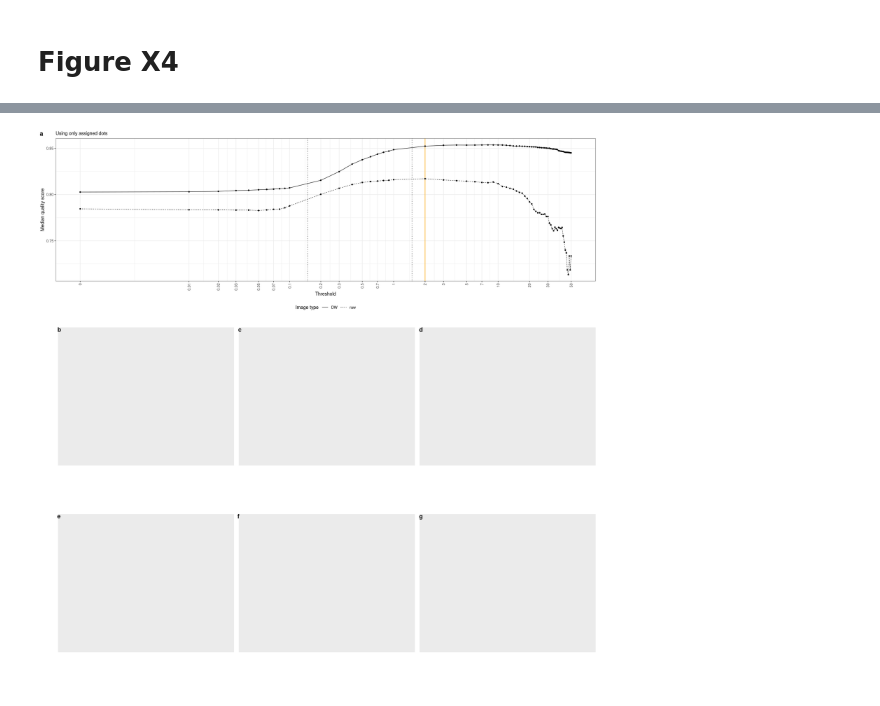
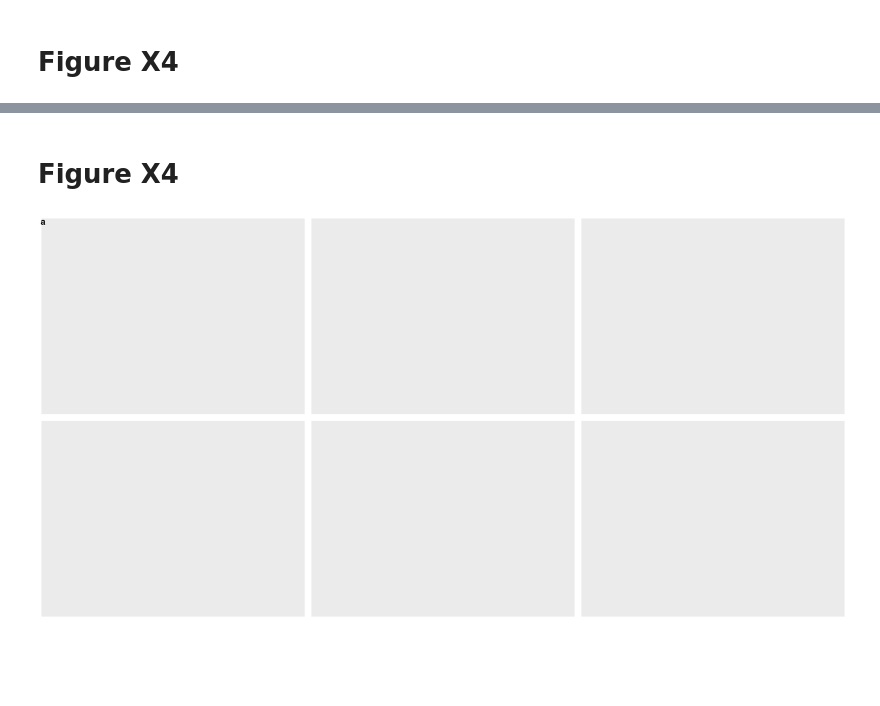
Before and after one commit to ggirelli/deconwolf-in-situ-transcriptomics, a Jupyter notebook: manuscript/2.0_figures.ipynb, the cells around one changed output, grey strips where cells are left out. Cells and saved outputs as stored; diff of their text form; code cells hidden in the pictures; blank space fills up the shorter version.

Commit message:
Updated figures and panels.

```diff
--- a/manuscript/2.0_figures.ipynb
+++ b/manuscript/2.0_figures.ipynb
@@ -58,22 +73,18 @@ ggsave(plot=p, file="figures/fig_4.jpg", width=15, height=10, bg="white")
+# %% [markdown]
+# Figure X4
 # %%
 plist = list(
-    A=readRDS("panels_rds/supp_fig_x4a.rds"),
+    A=empty_plot,
     B=empty_plot,
     C=empty_plot,
     D=empty_plot,
     E=empty_plot,
-    F=empty_plot,
-    G=empty_plot
+    F=empty_plot
 )
 # %%
-options(repr.plot.width=18, repr.plot.height=18)
-p = plot_grid(
-    plist[[1]],
-    plot_grid(plotlist=plist[2:4], nrow=1, align="hv", axis="blt", labels=letters[2:4]),
-    plot_grid(plotlist=plist[5:7], nrow=1, align="hv", axis="blt", labels=letters[5:7]),
-    nrow=3, align="hv", axis="blt", labels=letters[1]
-)
+options(repr.plot.width=18, repr.plot.height=9)
+p = plot_grid(plotlist=plist, nrow=2, align="hv", axis="blt", labels=letters[1])
 p
 # %% [output]
-[figure, old version]
+[figure, new version]
 # %%
```
Also changed, not shown: parts of 6 cells of this notebook, 21 other files.
